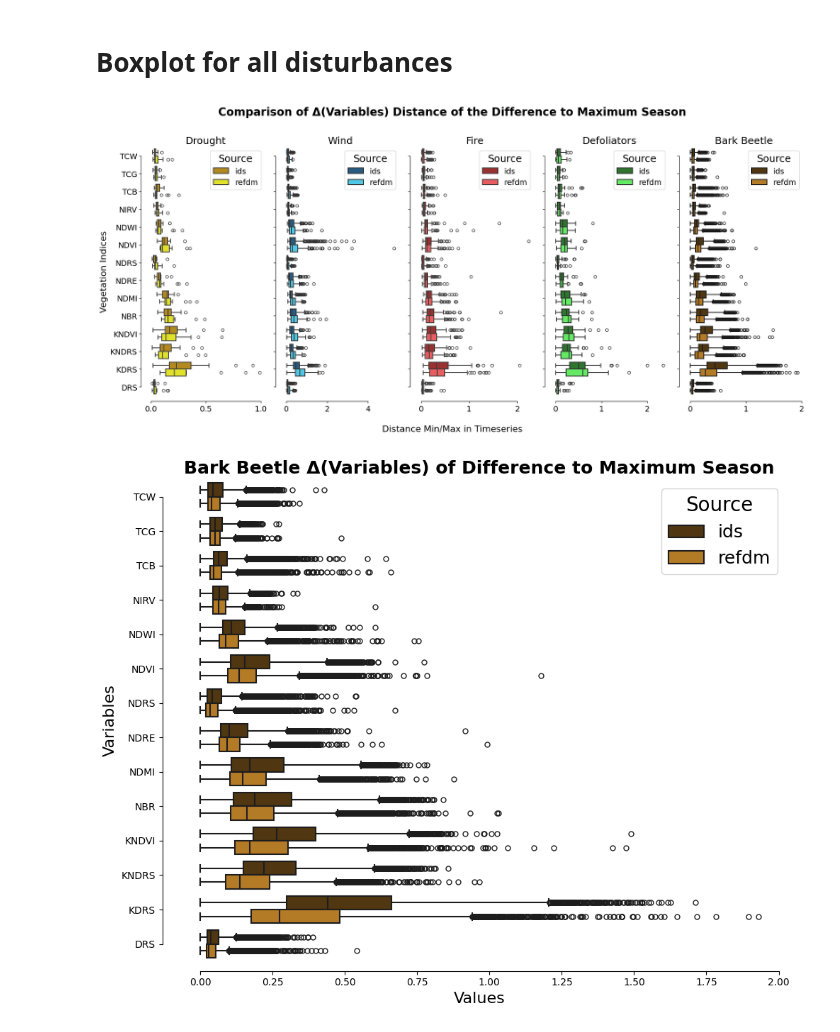
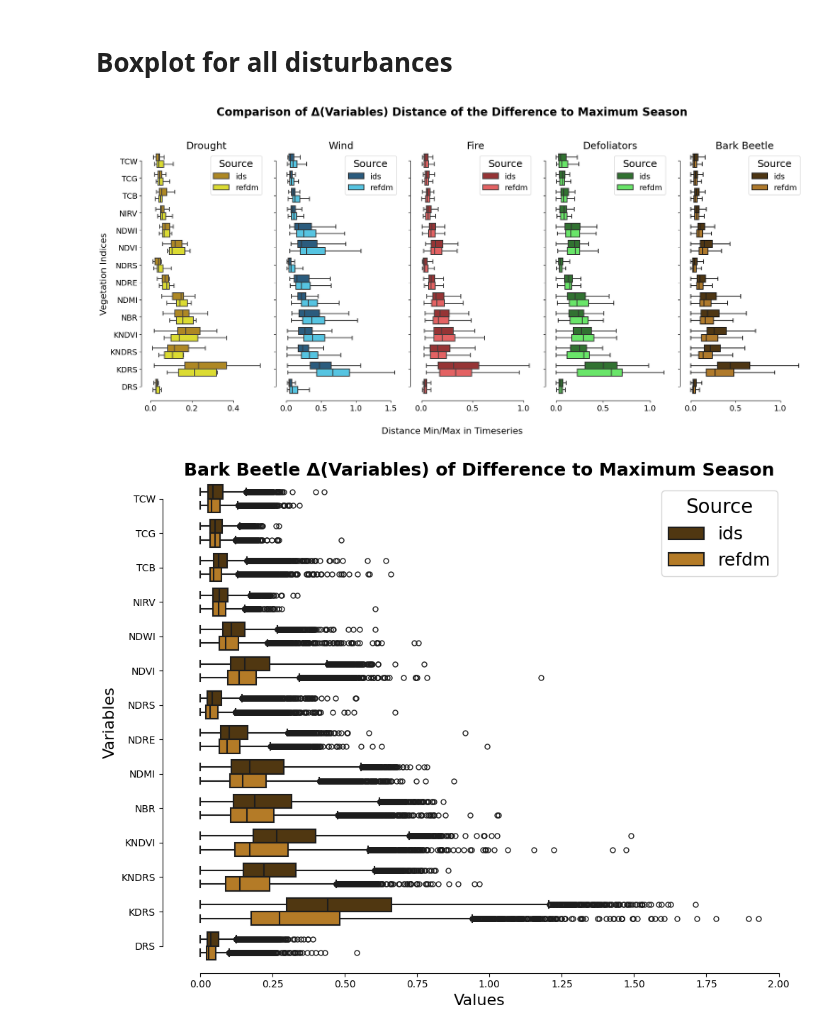
Before and after one commit to Franziska279/ForExD-WP1-P1, a Jupyter notebook: src/09_timeseries_plot.ipynb, the cells around one changed output. Cells and saved outputs as stored; diff of their text form; code cells hidden in the pictures.

Commit message:
update some figures and add std

```diff
--- a/src/09_timeseries_plot.ipynb
+++ b/src/09_timeseries_plot.ipynb
@@ -17,6 +17,15 @@ from shapely.geometry import mapping
 from rioxarray.exceptions import NoDataInBounds
 from mypythonlib import myfunctions
 import os
+# %%
+# Set font sizes for various components
+plt.rcParams.update({
+    'font.size': 14,           # Global font size
+    'axes.titlesize': 18,      # Title font size
+    'axes.labelsize': 16,      # X and Y label font size
+    'xtick.labelsize': 14,     # X tick label font size
+    'ytick.labelsize': 14,     # Y tick label font size
+})
 # %% [markdown]
 # Helper Functions
 # %%
@@ -1278,9 +1303,11 @@ for ax, (disturbance_name, df) in zip(axes, disturbances.items()):
         y='Variable',
         hue='Source',
         orient='h',
+        saturation=0.7,
         palette=custom_palette,
         linewidth=1.5,
-        fliersize=5,
+        fliersize=None,
+        showfliers=False,
         ax=ax
     )
     # Set x-axis to log scale
@@ -1296,34 +1323,34 @@ for ax, (disturbance_name, df) in zip(axes, disturbances.items()):
             line.set_linewidth(2.5)
             line.set_color('black')
 
     # Customize the subplot
     ax.set_title(f'{disturbance_name}', fontsize=18)
     ax.set_ylabel('Vegetation Indices', fontsize=16)
     ax.legend(title='Source', title_fontsize='18', fontsize='14', loc='upper right', frameon=True, framealpha=0.8)
 
     # Capitalize the Variable labels and increase their size
     ax.tick_params(axis='y', labelsize=14, labelrotation=0)
     ax.tick_params(axis='x', labelsize=14)
     ax.set_xlabel('')
 
 # Add a single x-label for the entire figure
 fig.text(0.5, -0.04, 'Distance Min/Max in Timeseries', ha='center', fontsize=16)
 
 # Add a super title above all the subplots
 fig.suptitle('Comparison of Δ(Variables) Distance of the Difference to Maximum Season', fontsize=20, fontweight='bold')
 
 sns.despine(offset=10, trim=True)
 
 # Improve layout for better readability
 plt.tight_layout(rect=[0, 0, 1, 0.96])  # Adjust layout to make space for the super title
 
 # Save the figure
 plt.savefig('/Net/Groups/BGI/scratch/fmueller/ForExD-WP1-P1/figures/disturbance_diff_max_distance_comparison_plot.png', dpi=300, bbox_inches='tight')
 
 # Show the plot
 plt.show()
 # %% [output]
-[figure, old version]
+[figure, new version]
 # %%
 def format_label(label):
     return ' '.join(word.capitalize() for word in label.split('_'))
```
Also changed, not shown: parts of 8 cells of this notebook, 1 other file.
